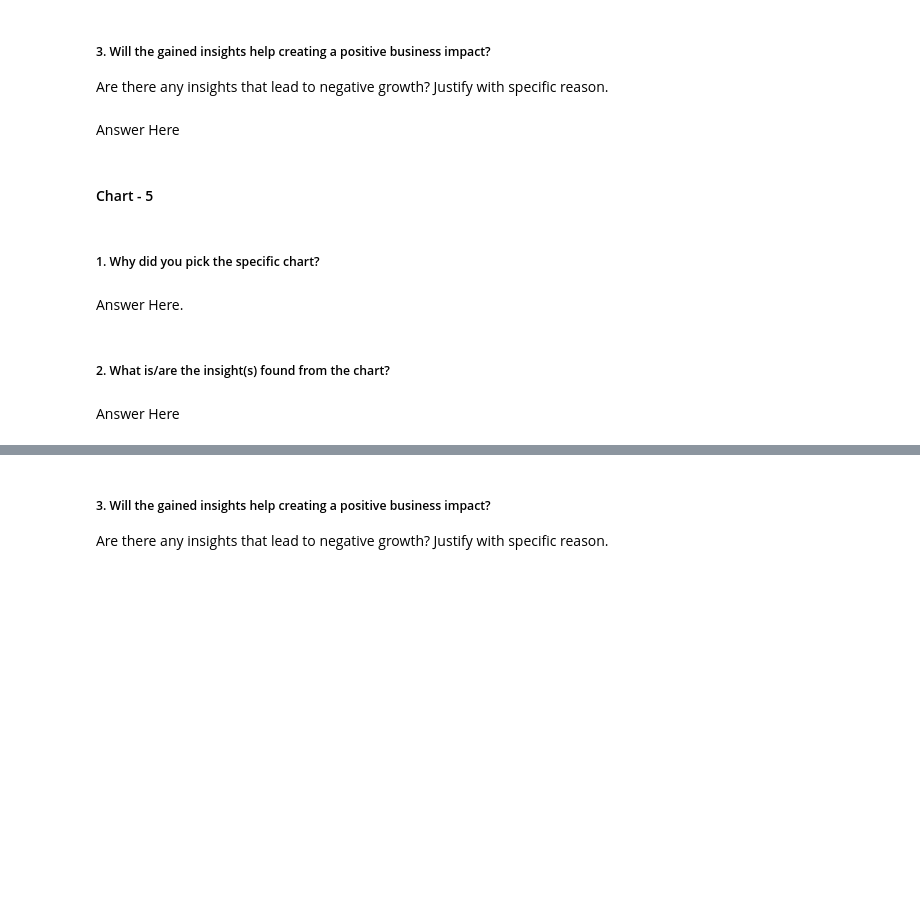
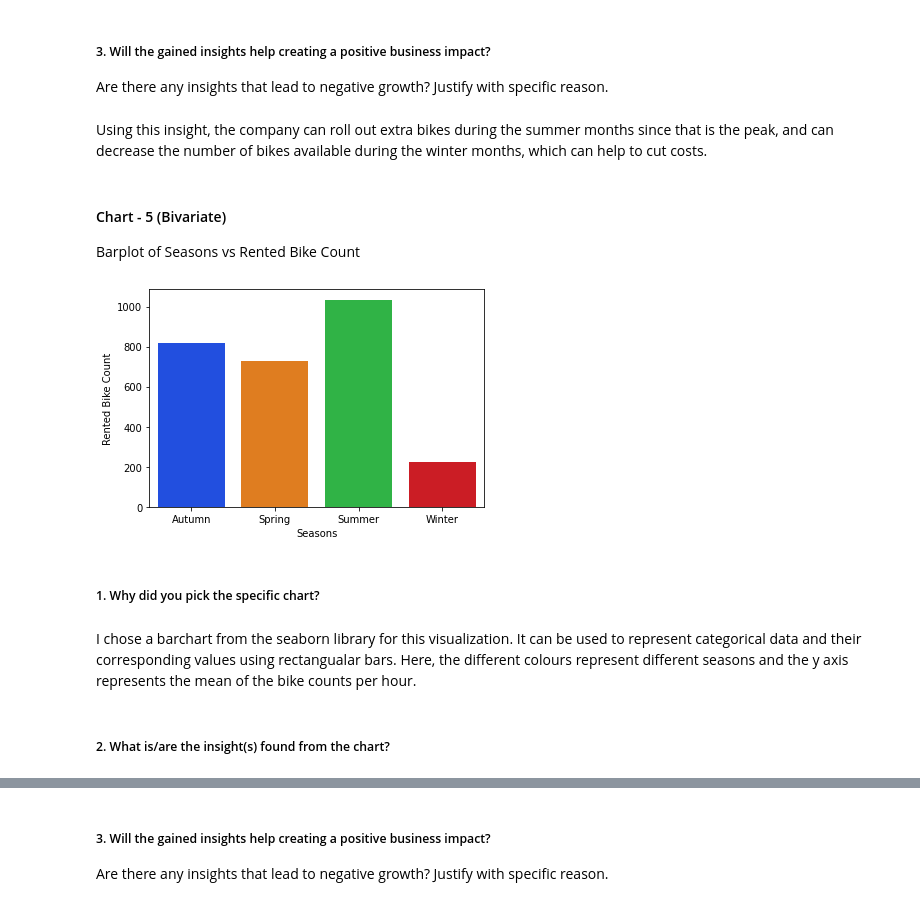
Before and after one commit to Sharath670/Linear-Regression-Capstone-Proj-2-, a Jupyter notebook: Capstone_Project_2(Linear_Regression).ipynb, the cells around one changed output, grey strips where cells are left out. Drawn from its saved outputs; the diff is of its cells as text; code cells hidden in the pictures; blank space fills up the shorter version.

```diff
--- a/Capstone_Project_2(Linear_Regression).ipynb
+++ b/Capstone_Project_2(Linear_Regression).ipynb
@@ -492,7 +497,3 @@ Answer Here
 # %% [markdown]
 ##### 3. Will the gained insights help creating a positive business impact?
 Are there any insights that lead to negative growth? Justify with specific reason.
-# %% [markdown]
-Answer Here
-# %% [markdown]
-#### Chart - 5
@@ -501,8 +500,19 @@ Answer Here
+# %% [markdown]
+Using this insight, the company can roll out extra bikes during the summer months since that is the peak, and can decrease the number of bikes available during the winter months, which can help to cut costs.
+# %% [markdown]
+#### Chart - 5 (Bivariate)
+Barplot of Seasons vs Rented Bike Count
+# %%
+# Chart - 5 visualization code
+q=df.groupby('Seasons')['Rented Bike Count'].mean().reset_index()
+sns.set_palette("bright")
+sns.barplot(x =q['Seasons'], y=q['Rented Bike Count'])
+plt.show()
+# %% [output]
+[figure, added]
 # %% [markdown]
 ##### 1. Why did you pick the specific chart?
-# %% [markdown]
-Answer Here.
+# %% [markdown]
+I chose a barchart from the seaborn library for this visualization. It can be used to represent categorical data and their corresponding values using rectangualar bars. Here, the different colours represent different seasons and the y axis represents the mean of the bike counts per hour.
 # %% [markdown]
 ##### 2. What is/are the insight(s) found from the chart?
-# %% [markdown]
-Answer Here
```
Also changed, not shown: parts of 12 cells of this notebook.
